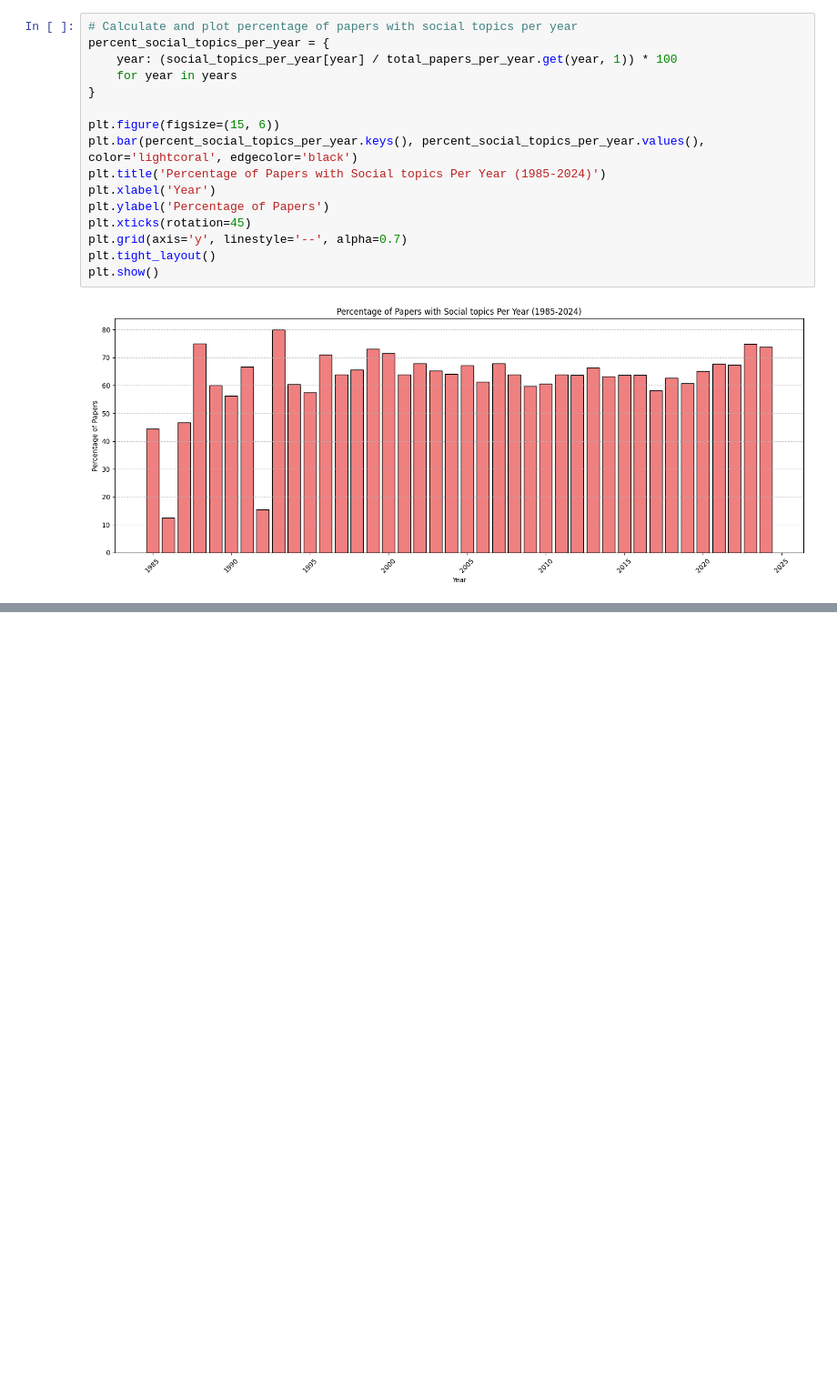
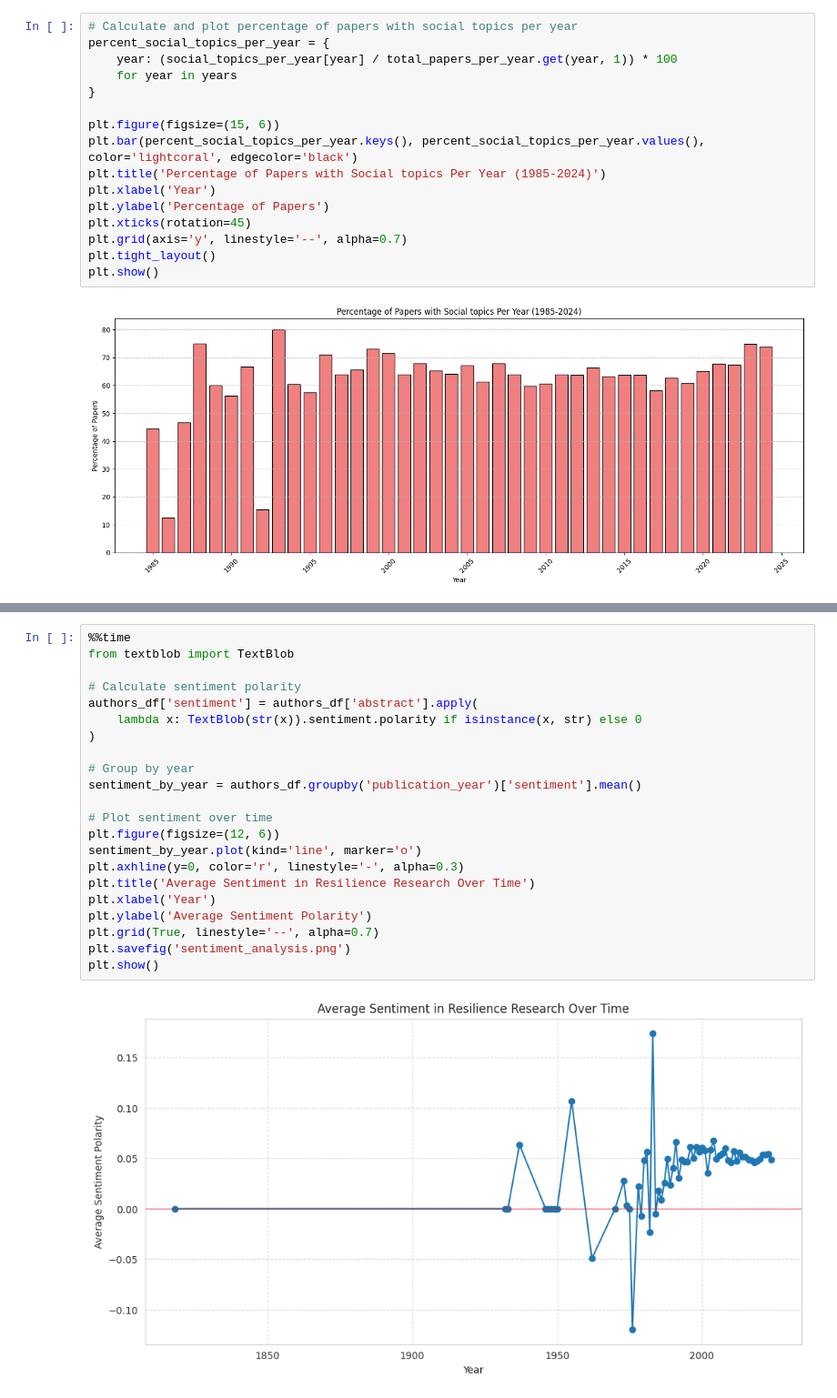
Before and after one commit to Saarb97/Resilience-Project, a Jupyter notebook: resilience-papers-analysis.ipynb, the cells around one changed output, grey strips where cells are left out. Shown at 91% size. Saved outputs shown, nothing was run; the diff lists cells and outputs as text; blank space fills up the shorter version.

```diff
--- a/resilience-papers-analysis.ipynb
+++ b/resilience-papers-analysis.ipynb
@@ -1107,0 +1599,24 @@ plt.show()
+# %%
+%%time
+from textblob import TextBlob
+
+# Calculate sentiment polarity
+authors_df['sentiment'] = authors_df['abstract'].apply(
+    lambda x: TextBlob(str(x)).sentiment.polarity if isinstance(x, str) else 0
+)
+
+# Group by year
+sentiment_by_year = authors_df.groupby('publication_year')['sentiment'].mean()
+
+# Plot sentiment over time
+plt.figure(figsize=(12, 6))
+sentiment_by_year.plot(kind='line', marker='o')
+plt.axhline(y=0, color='r', linestyle='-', alpha=0.3)
+plt.title('Average Sentiment in Resilience Research Over Time')
+plt.xlabel('Year')
+plt.ylabel('Average Sentiment Polarity')
+plt.grid(True, linestyle='--', alpha=0.7)
+plt.savefig('sentiment_analysis.png')
+plt.show()
+# %% [output]
+[figure, added]
```
Also changed, not shown: parts of 18 cells of this notebook, 1 other file.
